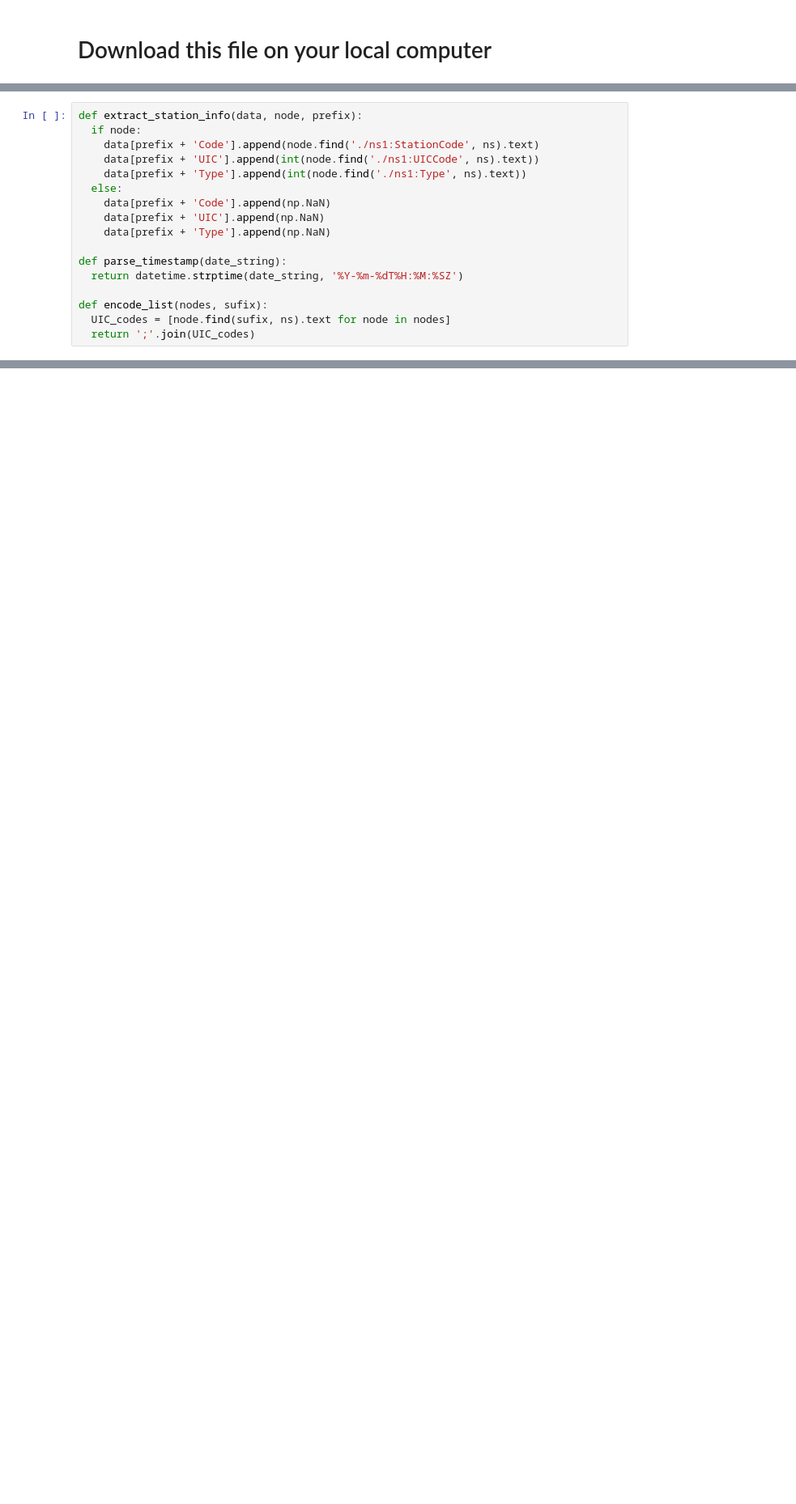
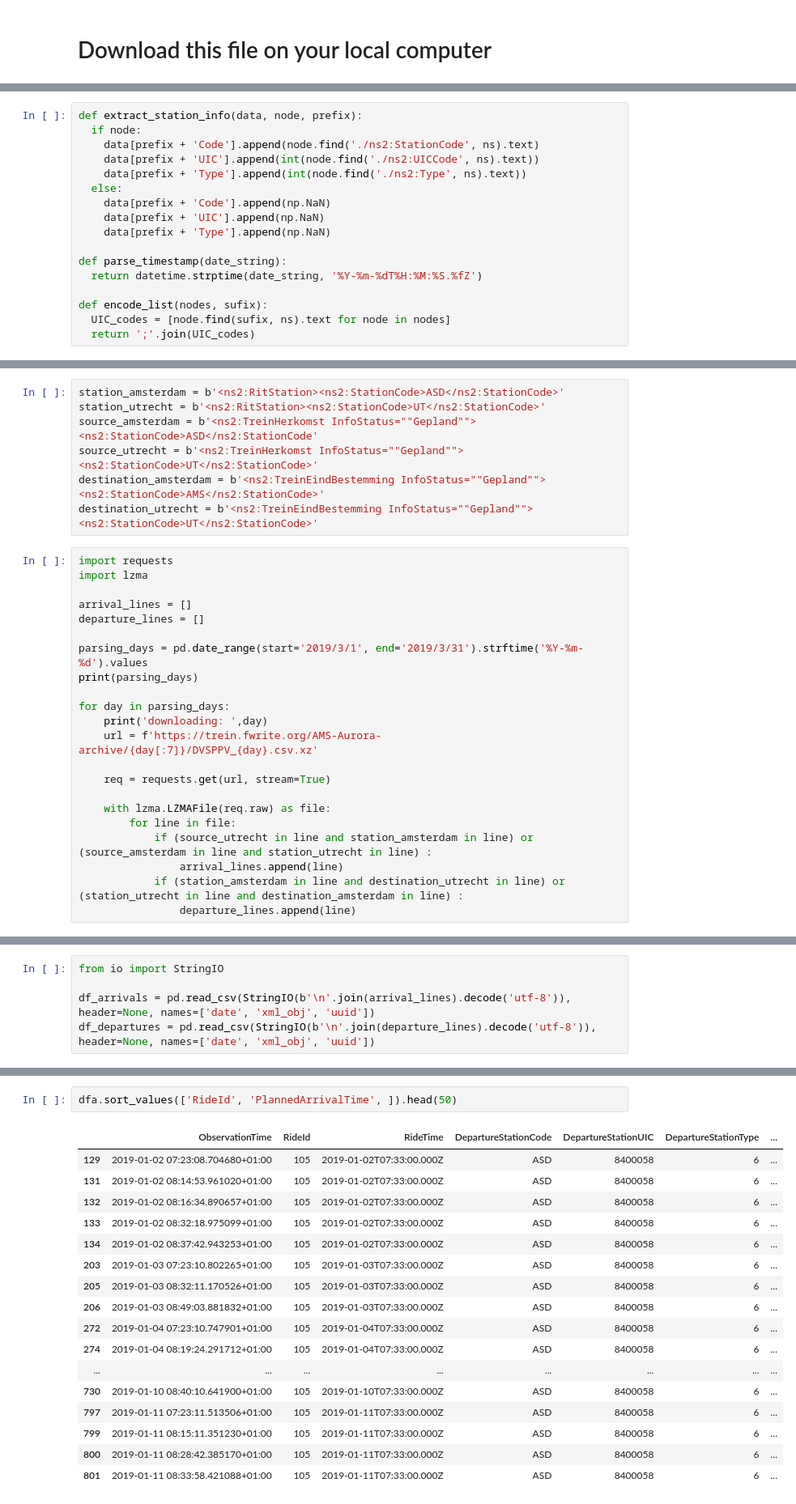
Before and after one commit to BondarencoM/DestinationStation, a Jupyter notebook: provisioning/AutoLoadingDataToCSVZip.ipynb, the cells around one changed output, grey strips where cells are left out. Shown at 81% size. Saved outputs shown, nothing was run; the diff lists cells and outputs as text; blank space fills up the shorter version.

Commit message:
feat(parser) update parser to use streaming and accept DVS and DAS data from 2019

```diff
--- a/provisioning/AutoLoadingDataToCSVZip.ipynb
+++ b/provisioning/AutoLoadingDataToCSVZip.ipynb
@@ -10,16 +10,16 @@ from datetime import datetime
 # %%
 def extract_station_info(data, node, prefix):
   if node:
-    data[prefix + 'Code'].append(node.find('./ns1:StationCode', ns).text)
-    data[prefix + 'UIC'].append(int(node.find('./ns1:UICCode', ns).text))
-    data[prefix + 'Type'].append(int(node.find('./ns1:Type', ns).text))
+    data[prefix + 'Code'].append(node.find('./ns2:StationCode', ns).text)
+    data[prefix + 'UIC'].append(int(node.find('./ns2:UICCode', ns).text))
+    data[prefix + 'Type'].append(int(node.find('./ns2:Type', ns).text))
   else:
     data[prefix + 'Code'].append(np.NaN)
     data[prefix + 'UIC'].append(np.NaN)
     data[prefix + 'Type'].append(np.NaN)
 
 def parse_timestamp(date_string):
-  return datetime.strptime(date_string, '%Y-%m-%dT%H:%M:%SZ')
+  return datetime.strptime(date_string, '%Y-%m-%dT%H:%M:%S.%fZ')
 
 def encode_list(nodes, sufix):
   UIC_codes = [node.find(sufix, ns).text for node in nodes]
@@ -100,0 +139,29 @@ month
+# %%
+station_amsterdam = b'<ns2:RitStation><ns2:StationCode>ASD</ns2:StationCode>'
+station_utrecht = b'<ns2:RitStation><ns2:StationCode>UT</ns2:StationCode>'
+source_amsterdam = b'<ns2:TreinHerkomst InfoStatus=""Gepland""><ns2:StationCode>ASD</ns2:StationCode'
+source_utrecht = b'<ns2:TreinHerkomst InfoStatus=""Gepland""><ns2:StationCode>UT</ns2:StationCode>'
+destination_amsterdam = b'<ns2:TreinEindBestemming InfoStatus=""Gepland""><ns2:StationCode>AMS</ns2:StationCode>'
+destination_utrecht = b'<ns2:TreinEindBestemming InfoStatus=""Gepland""><ns2:StationCode>UT</ns2:StationCode>'
+# %%
+import requests
+import lzma
+
+arrival_lines = []
+departure_lines = []
+
+parsing_days = pd.date_range(start='2019/3/1', end='2019/3/31').strftime('%Y-%m-%d').values
+print(parsing_days)
+
+for day in parsing_days:
+    print('downloading: ',day)
+    url = f'https://trein.fwrite.org/AMS-Aurora-archive/{day[:7]}/DVSPPV_{day}.csv.xz'
+
+    req = requests.get(url, stream=True)
+
+    with lzma.LZMAFile(req.raw) as file:
+        for line in file:
+            if (source_utrecht in line and station_amsterdam in line) or (source_amsterdam in line and station_utrecht in line) :
+                arrival_lines.append(line)
+            if (station_amsterdam in line and destination_utrecht in line) or (station_utrecht in line and destination_amsterdam in line) :
+                departure_lines.append(line)
@@ -100,0 +186,5 @@ month
+# %%
+from io import StringIO
+
+df_arrivals = pd.read_csv(StringIO(b'\n'.join(arrival_lines).decode('utf-8')), header=None, names=['date', 'xml_obj', 'uuid'])
+df_departures = pd.read_csv(StringIO(b'\n'.join(departure_lines).decode('utf-8')), header=None, names=['date', 'xml_obj', 'uuid'])
@@ -213,3 +321,23 @@ df_flat.to_csv('./data/september.csv.zip',
+# %%
+dfa.sort_values(['RideId', 'PlannedArrivalTime', ]).head(50)
+# %% [output]
+|  | ObservationTime | RideId | RideTime | DepartureStationCode | DepartureStationUIC | DepartureStationType | ... |
+| 129 | 2019-01-02 07:23:08.704680+01:00 | 105 | 2019-01-02T07:33:00.000Z | ASD | 8400058 | 6 | ... |
+| 131 | 2019-01-02 08:14:53.961020+01:00 | 105 | 2019-01-02T07:33:00.000Z | ASD | 8400058 | 6 | ... |
+| 132 | 2019-01-02 08:16:34.890657+01:00 | 105 | 2019-01-02T07:33:00.000Z | ASD | 8400058 | 6 | ... |
+| 133 | 2019-01-02 08:32:18.975099+01:00 | 105 | 2019-01-02T07:33:00.000Z | ASD | 8400058 | 6 | ... |
+| 134 | 2019-01-02 08:37:42.943253+01:00 | 105 | 2019-01-02T07:33:00.000Z | ASD | 8400058 | 6 | ... |
+| 203 | 2019-01-03 07:23:10.802265+01:00 | 105 | 2019-01-03T07:33:00.000Z | ASD | 8400058 | 6 | ... |
+| 205 | 2019-01-03 08:32:11.170526+01:00 | 105 | 2019-01-03T07:33:00.000Z | ASD | 8400058 | 6 | ... |
+| 206 | 2019-01-03 08:49:03.881832+01:00 | 105 | 2019-01-03T07:33:00.000Z | ASD | 8400058 | 6 | ... |
+| 272 | 2019-01-04 07:23:10.747901+01:00 | 105 | 2019-01-04T07:33:00.000Z | ASD | 8400058 | 6 | ... |
+| 274 | 2019-01-04 08:19:24.291712+01:00 | 105 | 2019-01-04T07:33:00.000Z | ASD | 8400058 | 6 | ... |
+| ... | ... | ... | ... | ... | ... | ... | ... |
+| 730 | 2019-01-10 08:40:10.641900+01:00 | 105 | 2019-01-10T07:33:00.000Z | ASD | 8400058 | 6 | ... |
+| 797 | 2019-01-11 07:23:11.513506+01:00 | 105 | 2019-01-11T07:33:00.000Z | ASD | 8400058 | 6 | ... |
+| 799 | 2019-01-11 08:15:11.351230+01:00 | 105 | 2019-01-11T07:33:00.000Z | ASD | 8400058 | 6 | ... |
+| 800 | 2019-01-11 08:28:42.385170+01:00 | 105 | 2019-01-11T07:33:00.000Z | ASD | 8400058 | 6 | ... |
+| 801 | 2019-01-11 08:33:58.421088+01:00 | 105 | 2019-01-11T07:33:00.000Z | ASD | 8400058 | 6 | ... |
 # %%
 # you can laod the files again in
 df_july = pd.read_csv('../data/july.csv.zip')
```
Also changed, not shown: parts of 7 cells of this notebook, 3 other files.
